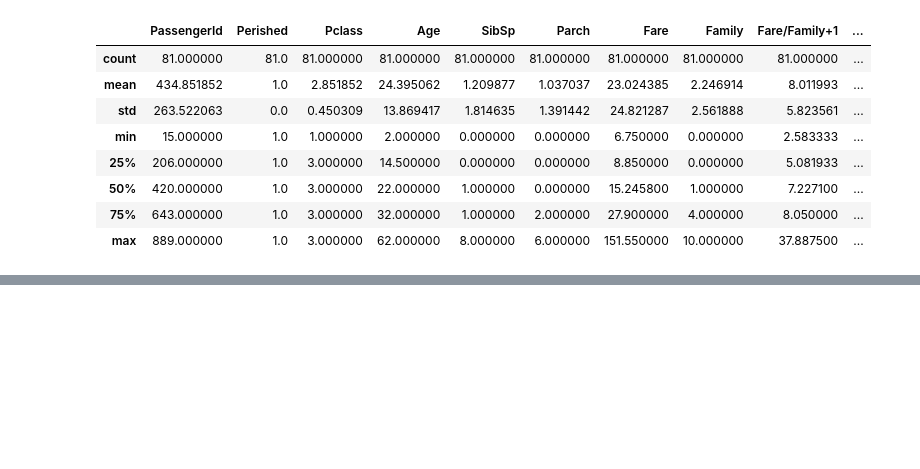
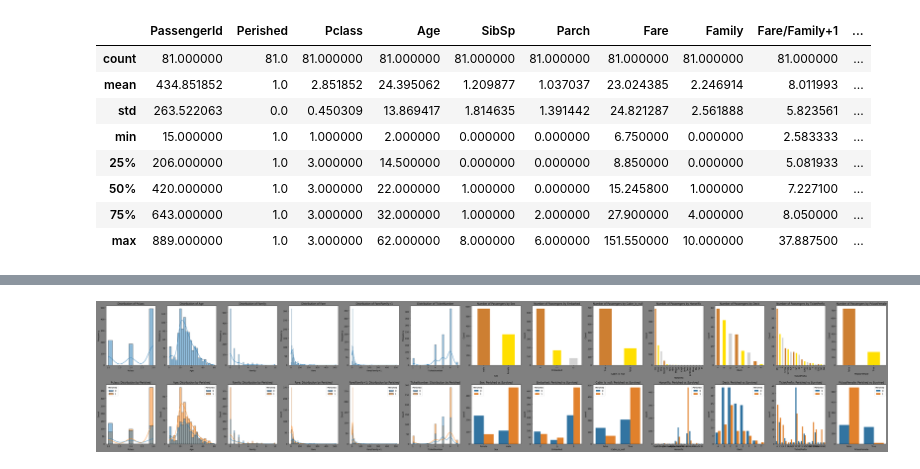
Before and after one commit to saka2ki/GCI, a Jupyter notebook: titanic/notebook/lightgbm.ipynb, the cells around one changed output, grey strips where cells are left out. Saved outputs shown, nothing was run; the diff lists cells and outputs as text; code cells hidden in the pictures; blank space fills up the shorter version.

```diff
--- a/titanic/notebook/lightgbm.ipynb
+++ b/titanic/notebook/lightgbm.ipynb
@@ -340,6 +340,41 @@ df_train[(df_train['Sex']=='female') & (df_train['Perished']==0)].describe()
 | 50% | 400.000000 | 0.0 | 2.000000 | 28.000000 | 0.000000 | 0.000000 | 26.000000 | 1.000000 | 13.000000 | ... |
 | 75% | 636.000000 | 0.0 | 3.000000 | 38.000000 | 1.000000 | 1.000000 | 76.291700 | 2.000000 | 35.641650 | ... |
 | max | 888.000000 | 0.0 | 3.000000 | 63.000000 | 4.000000 | 5.000000 | 512.329200 | 6.000000 | 512.329200 | ... |
+# %%
+import matplotlib.pyplot as plt
+import seaborn as sns
+
+length = len(numerical+categorical)
+f, ax = plt.subplots(2, length, figsize=(4*length, 10), facecolor='gray')
+i = 0
+
+for col in numerical + categorical:
+    if col in numerical:
+        # 数値列: 分布 + クラスごとの分布
+        sns.histplot(df_train[col], kde=True, ax=ax[0, i], color="#1f77b4")
+        ax[0, i].set_title(f'Distribution of {col}')
+        ax[0, i].set_ylabel('Frequency')
+
+        sns.histplot(data=df_train, x=col, hue='Perished', kde=True, ax=ax[1, i])
+        ax[1, i].set_title(f'{col}: Distribution by Perished')
+        i += 1
+
+    else:
+        # カテゴリ列: 棒グラフ + クラスごとのカウント
+        df_train[col].value_counts().plot.bar(
+            color=['#CD7F32', '#FFDF00', '#D3D3D3'], ax=ax[0, i]
+        )
+        ax[0, i].set_title(f'Number of Passengers by {col}')
+        ax[0, i].set_ylabel('Count')
+
+        sns.countplot(x=col, hue='Perished', data=df_train, ax=ax[1, i])
+        ax[1, i].set_title(f'{col}: Perished vs Survived')
+        i += 1
+    #break
+plt.tight_layout()
+plt.show()
+# %% [output]
+[figure, new version]
 # %%
 import pandas as pd
 import lightgbm as lgb
```
Also changed, not shown: parts of 7 cells of this notebook.
